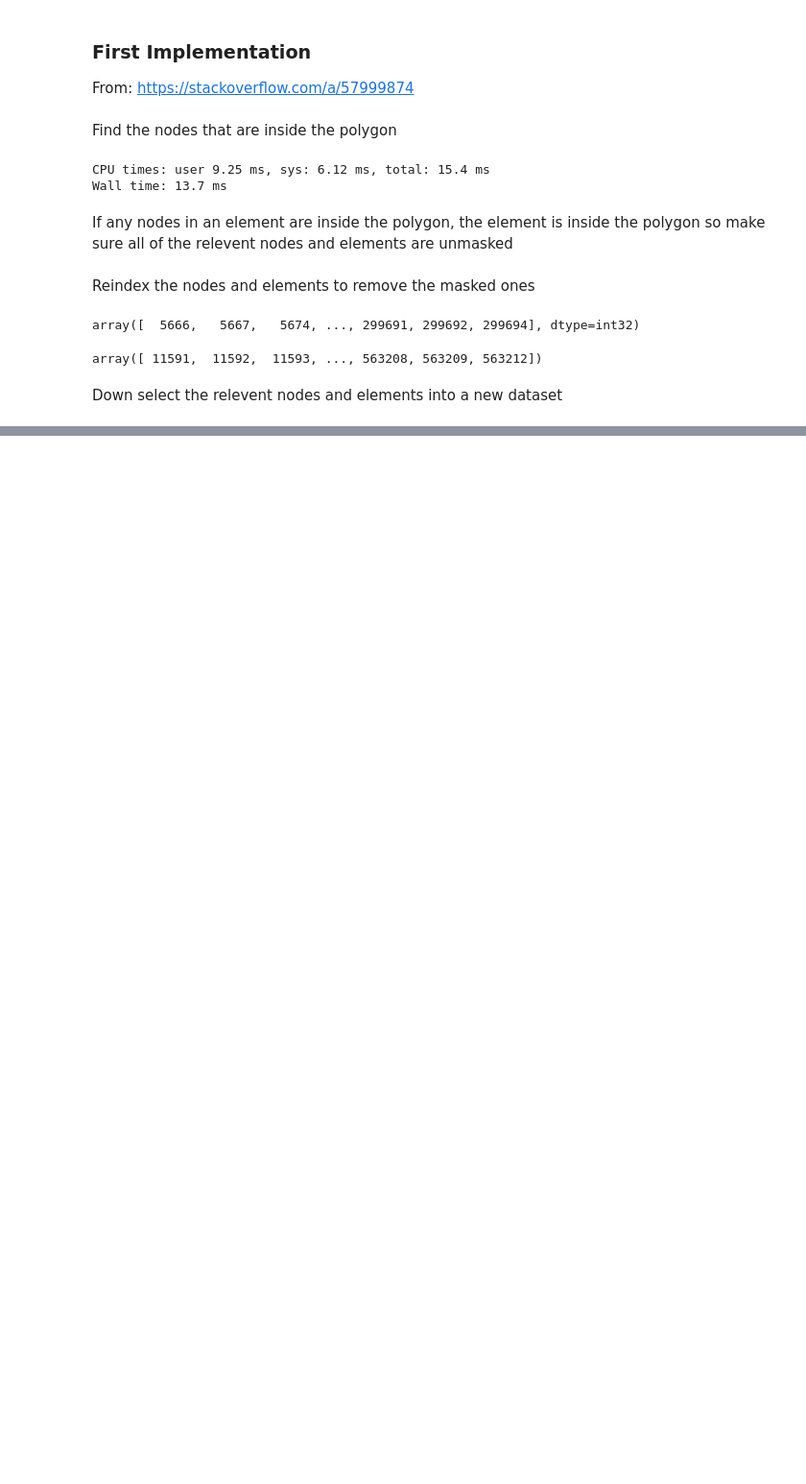
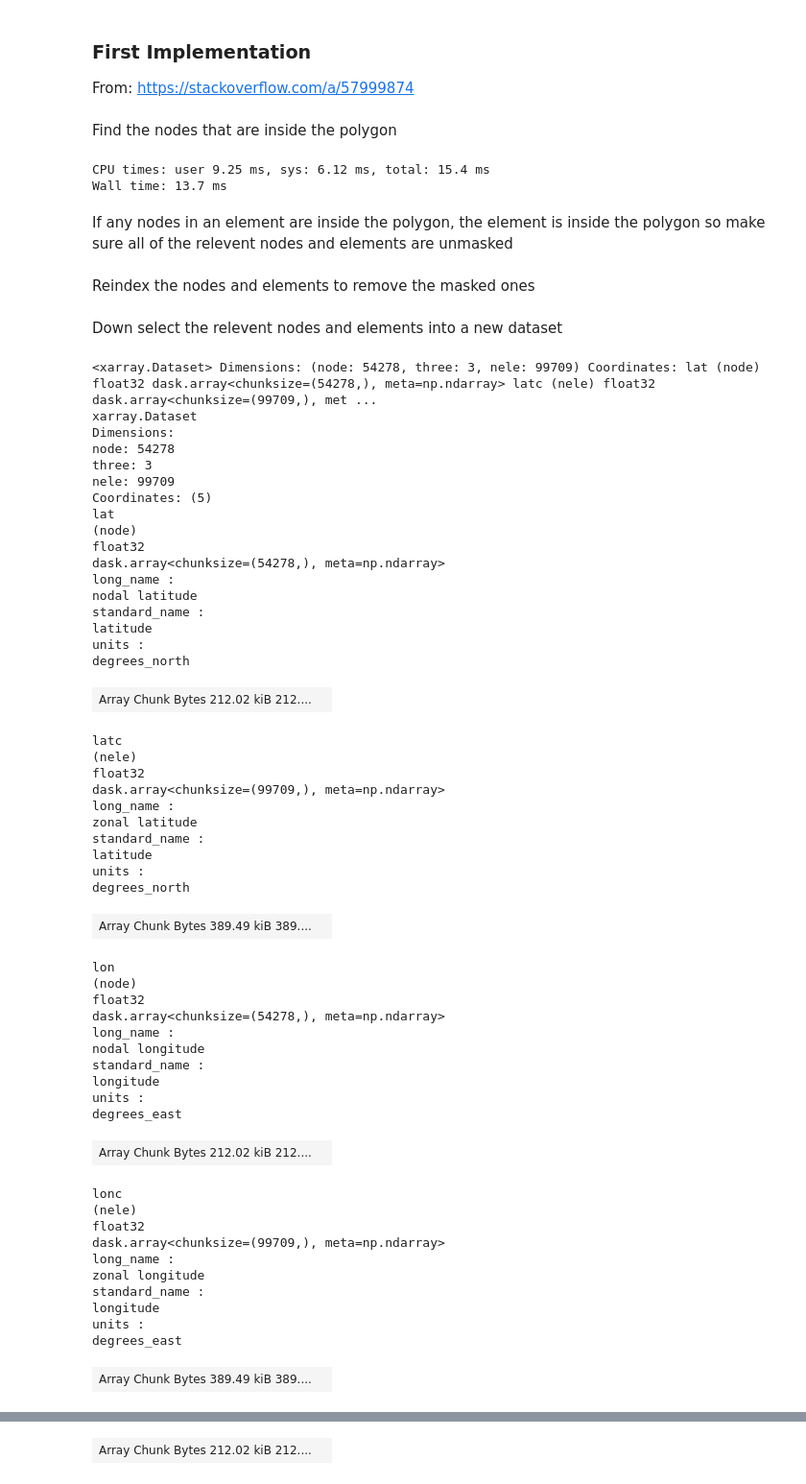
Before and after one commit to mpiannucci/ocean-notebooks, a Jupyter notebook: ngofs2_best_subset.ipynb, the cells around one changed output, grey strips where cells are left out. Shown at 96% size. Cells and saved outputs as stored; diff of their text form; code cells hidden in the pictures; blank space fills up the shorter version.

Commit message:
Working fvcom subset

```diff
--- a/ngofs2_best_subset.ipynb
+++ b/ngofs2_best_subset.ipynb
@@ -116,13 +119,69 @@ node_inside[tris] =  tri_mask
 Reindex the nodes and elements to remove the masked ones
 # %%
 selected_nodes = np.sort(np.unique(tris[elements_inside].values.flatten()))
-new_nodes = np.arange(len(selected_nodes))
+selected_elements = np.sort(np.unique(np.where(elements_inside)))
-# %% [output]
-array([  5666,   5667,   5674, ..., 299691, 299692, 299694], dtype=int32)
-# %%
-selected_elements = np.sort(np.unique(np.where(elements_inside)))
-selected_elements
-# %% [output]
-array([ 11591,  11592,  11593, ..., 563208, 563209, 563212])
+# %%
+nv_new = np.searchsorted(selected_nodes, ds.nv.T[selected_elements]).T
+nbe_new = np.searchsorted(selected_elements, ds.nbe.T[selected_elements].values).T
+nbsn_new = np.searchsorted(selected_nodes, ds.nbsn.T[selected_nodes].values).T
+nbve_new = np.searchsorted(selected_elements, ds.nbve.T[selected_nodes].values).T
+ntsn_new = np.searchsorted(selected_nodes, ds.ntsn[selected_nodes].values)
+ntve_new = np.searchsorted(selected_elements, ds.ntve[selected_nodes].values)
 # %% [markdown]
 Down select the relevent nodes and elements into a new dataset
+# %%
+ds_subset = ds[['zeta', 'nv']].cf.isel(time=0).sel(node=selected_nodes, nele=selected_elements)
+ds_subset['nv'][:] = nv_new
+ds_subset
+# %% [output]
+<xarray.Dataset> Dimensions: (node: 54278, three: 3, nele: 99709) Coordinates: lat (node) float32 dask.array<chunksize=(54278,), meta=np.ndarray> latc (nele) float32 dask.array<chunksize=(99709,), met ...
+xarray.Dataset
+Dimensions:
+node: 54278
+three: 3
+nele: 99709
+Coordinates: (5)
+lat
+(node)
+float32
+dask.array<chunksize=(54278,), meta=np.ndarray>
+long_name :
+nodal latitude
+standard_name :
+latitude
+units :
+degrees_north
+| Array Chunk Bytes 212.02 kiB 212.... |  |
+latc
+(nele)
+float32
+dask.array<chunksize=(99709,), meta=np.ndarray>
+long_name :
+zonal latitude
+standard_name :
+latitude
+units :
+degrees_north
+| Array Chunk Bytes 389.49 kiB 389.... |  |
+lon
+(node)
+float32
+dask.array<chunksize=(54278,), meta=np.ndarray>
+long_name :
+nodal longitude
+standard_name :
+longitude
+units :
+degrees_east
+| Array Chunk Bytes 212.02 kiB 212.... |  |
+lonc
+(nele)
+float32
+dask.array<chunksize=(99709,), meta=np.ndarray>
+long_name :
+zonal longitude
+standard_name :
+longitude
+units :
+degrees_east
+| Array Chunk Bytes 389.49 kiB 389.... |  |
@@ -128,0 +205 @@ Down select the relevent nodes and elements into a new dataset
+| Array Chunk Bytes 212.02 kiB 212.... |  |
```
Also changed, not shown: parts of 5 cells of this notebook.
